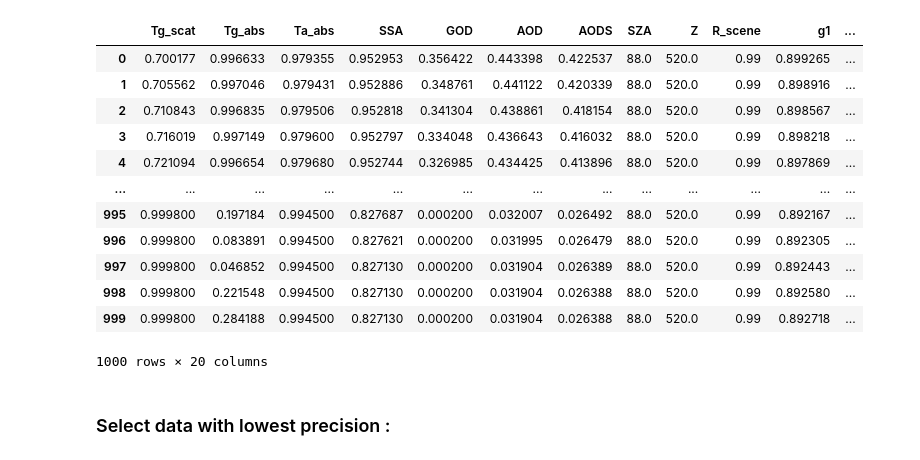
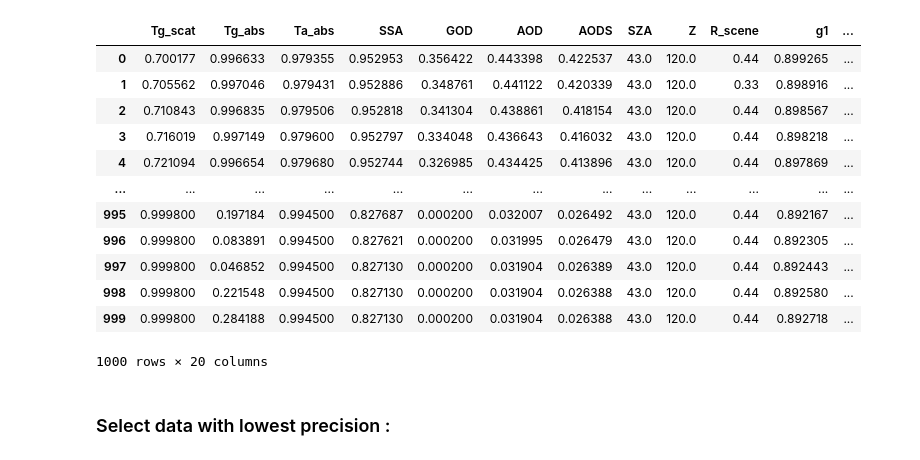
Before and after one commit to firasayarii/EOS_CESBIO, a Jupyter notebook: data_augmentation/data_augmetation.ipynb, the cells around one changed output. Cells and saved outputs as stored; diff of their text form; code cells hidden in the pictures.

```diff
--- a/data_augmentation/data_augmetation.ipynb
+++ b/data_augmentation/data_augmetation.ipynb
@@ -35,13 +10,0 @@ n12=prepare_new_samples_n(n12)
-# %%
-m1=pd.read_csv('new_samples_features.csv')
-m2=pd.read_csv('new_samples_features_2.csv')
-m3=pd.read_csv('new_samples_features_3.csv')
-m4=pd.read_csv('new_samples_features_4.csv')
-m5=pd.read_csv('new_samples_features_5.csv')
-m6=pd.read_csv('new_samples_features_6.csv')
-m7=pd.read_csv('new_samples_features_7.csv')
-m8=pd.read_csv('new_samples_features_8.csv')
-m9=pd.read_csv('new_samples_features_9.csv')
-m10=pd.read_csv('new_samples_features_10.csv')
-m11=pd.read_csv('new_samples_features_11.csv')
-m12=pd.read_csv('new_samples_features_12.csv')
@@ -67,19 +39,3 @@ for i in range(2, 13):  # m2 à m5
     m_var = f"m{i}"
     n_var = f"n{i}"
     locals()[m_var] = prepare_samples_m(locals()[m_var], locals()[n_var])
-# %%
-m11
-# %% [output]
-|  | Tg_scat | Tg_abs | Ta_abs | SSA | GOD | AOD | AODS | SZA | Z | R_scene | g1 | ... |
-| 0 | 0.700177 | 0.996633 | 0.979355 | 0.952953 | 0.356422 | 0.443398 | 0.422537 | 88.0 | 520.0 | 0.99 | 0.899265 | ... |
-| 1 | 0.705562 | 0.997046 | 0.979431 | 0.952886 | 0.348761 | 0.441122 | 0.420339 | 88.0 | 520.0 | 0.99 | 0.898916 | ... |
-| 2 | 0.710843 | 0.996835 | 0.979506 | 0.952818 | 0.341304 | 0.438861 | 0.418154 | 88.0 | 520.0 | 0.99 | 0.898567 | ... |
-| 3 | 0.716019 | 0.997149 | 0.979600 | 0.952797 | 0.334048 | 0.436643 | 0.416032 | 88.0 | 520.0 | 0.99 | 0.898218 | ... |
-| 4 | 0.721094 | 0.996654 | 0.979680 | 0.952744 | 0.326985 | 0.434425 | 0.413896 | 88.0 | 520.0 | 0.99 | 0.897869 | ... |
-| ... | ... | ... | ... | ... | ... | ... | ... | ... | ... | ... | ... | ... |
-| 995 | 0.999800 | 0.197184 | 0.994500 | 0.827687 | 0.000200 | 0.032007 | 0.026492 | 88.0 | 520.0 | 0.99 | 0.892167 | ... |
-| 996 | 0.999800 | 0.083891 | 0.994500 | 0.827621 | 0.000200 | 0.031995 | 0.026479 | 88.0 | 520.0 | 0.99 | 0.892305 | ... |
-| 997 | 0.999800 | 0.046852 | 0.994500 | 0.827130 | 0.000200 | 0.031904 | 0.026389 | 88.0 | 520.0 | 0.99 | 0.892443 | ... |
-| 998 | 0.999800 | 0.221548 | 0.994500 | 0.827130 | 0.000200 | 0.031904 | 0.026388 | 88.0 | 520.0 | 0.99 | 0.892580 | ... |
-| 999 | 0.999800 | 0.284188 | 0.994500 | 0.827130 | 0.000200 | 0.031904 | 0.026388 | 88.0 | 520.0 | 0.99 | 0.892718 | ... |
-1000 rows × 20 columns
@@ -86,2 +47,18 @@ m11
+# %%
+m1
+# %% [output]
+|  | Tg_scat | Tg_abs | Ta_abs | SSA | GOD | AOD | AODS | SZA | Z | R_scene | g1 | ... |
+| 0 | 0.700177 | 0.996633 | 0.979355 | 0.952953 | 0.356422 | 0.443398 | 0.422537 | 43.0 | 120.0 | 0.44 | 0.899265 | ... |
+| 1 | 0.705562 | 0.997046 | 0.979431 | 0.952886 | 0.348761 | 0.441122 | 0.420339 | 43.0 | 120.0 | 0.33 | 0.898916 | ... |
+| 2 | 0.710843 | 0.996835 | 0.979506 | 0.952818 | 0.341304 | 0.438861 | 0.418154 | 43.0 | 120.0 | 0.44 | 0.898567 | ... |
+| 3 | 0.716019 | 0.997149 | 0.979600 | 0.952797 | 0.334048 | 0.436643 | 0.416032 | 43.0 | 120.0 | 0.44 | 0.898218 | ... |
+| 4 | 0.721094 | 0.996654 | 0.979680 | 0.952744 | 0.326985 | 0.434425 | 0.413896 | 43.0 | 120.0 | 0.44 | 0.897869 | ... |
+| ... | ... | ... | ... | ... | ... | ... | ... | ... | ... | ... | ... | ... |
+| 995 | 0.999800 | 0.197184 | 0.994500 | 0.827687 | 0.000200 | 0.032007 | 0.026492 | 43.0 | 120.0 | 0.44 | 0.892167 | ... |
+| 996 | 0.999800 | 0.083891 | 0.994500 | 0.827621 | 0.000200 | 0.031995 | 0.026479 | 43.0 | 120.0 | 0.44 | 0.892305 | ... |
+| 997 | 0.999800 | 0.046852 | 0.994500 | 0.827130 | 0.000200 | 0.031904 | 0.026389 | 43.0 | 120.0 | 0.44 | 0.892443 | ... |
+| 998 | 0.999800 | 0.221548 | 0.994500 | 0.827130 | 0.000200 | 0.031904 | 0.026388 | 43.0 | 120.0 | 0.44 | 0.892580 | ... |
+| 999 | 0.999800 | 0.284188 | 0.994500 | 0.827130 | 0.000200 | 0.031904 | 0.026388 | 43.0 | 120.0 | 0.44 | 0.892718 | ... |
+1000 rows × 20 columns
 # %% [markdown]
 ### Select data with lowest precision :
```
Also changed, not shown: parts of 33 cells of this notebook, 12 other files.
